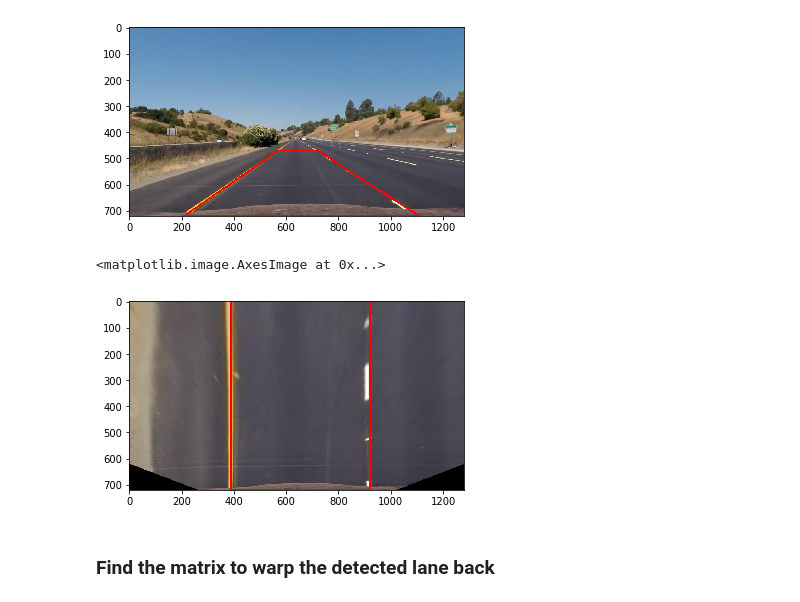
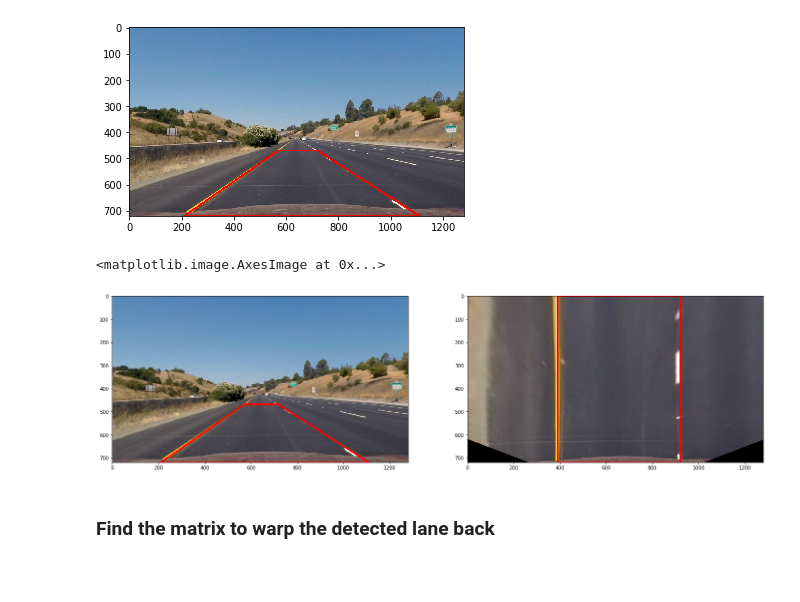
Before and after one commit to root221/CarND-Advanced-Lane-Lines, a Jupyter notebook: LaneFinding.ipynb, the cells around one changed output. Drawn from its saved outputs; the diff is of its cells as text; code cells hidden in the pictures; blank space fills up the shorter version.

```diff
--- a/LaneFinding.ipynb
+++ b/LaneFinding.ipynb
@@ -238,16 +230,22 @@ plt.imshow(undist)
 # %%
 path = 'test_images/straight_lines1.jpg'
 img = mpimg.imread(path)
 undist = cv2.undistort(img,mtx,dist,None,mtx)
 src = np.float32(pts)
 dst = np.float32([[390,720],[390,0],[920,0],[920,720]])
 M = cv2.getPerspectiveTransform(src,dst)
 warp = cv2.warpPerspective(undist,M,(img.shape[1],img.shape[0]))
 cv2.polylines(warp,np.int32([[[390,720],[390,0],[920,0],[920,720]]]),1,(255,0,0),5)
-plt.imshow(warp)
+#plt.imshow(warp)
+f, axarr = plt.subplots(1, 2,figsize=(24, 9))
+pts = np.array([[210,720],[570,470],[720,470],[1110,720]])
+cv2.polylines(undist,np.int32([pts]),1,(255,0,0),5)
+axarr[0].imshow(undist)
+
+axarr[1].imshow(warp)
 # %% [output]
 <matplotlib.image.AxesImage at 0x...>
-[figure, old version]
+[figure, new version]
 # %% [markdown]
 ### Find the matrix to warp the detected lane back
 # %%
```
Also changed, not shown: parts of 1 cell of this notebook, 4 other files.
